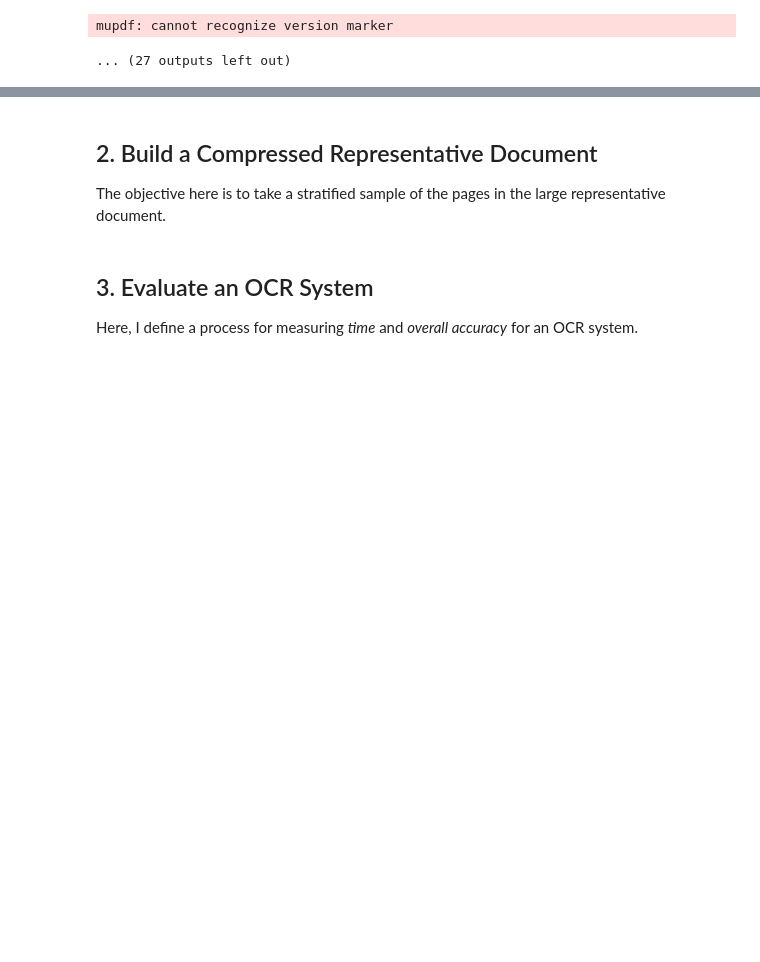
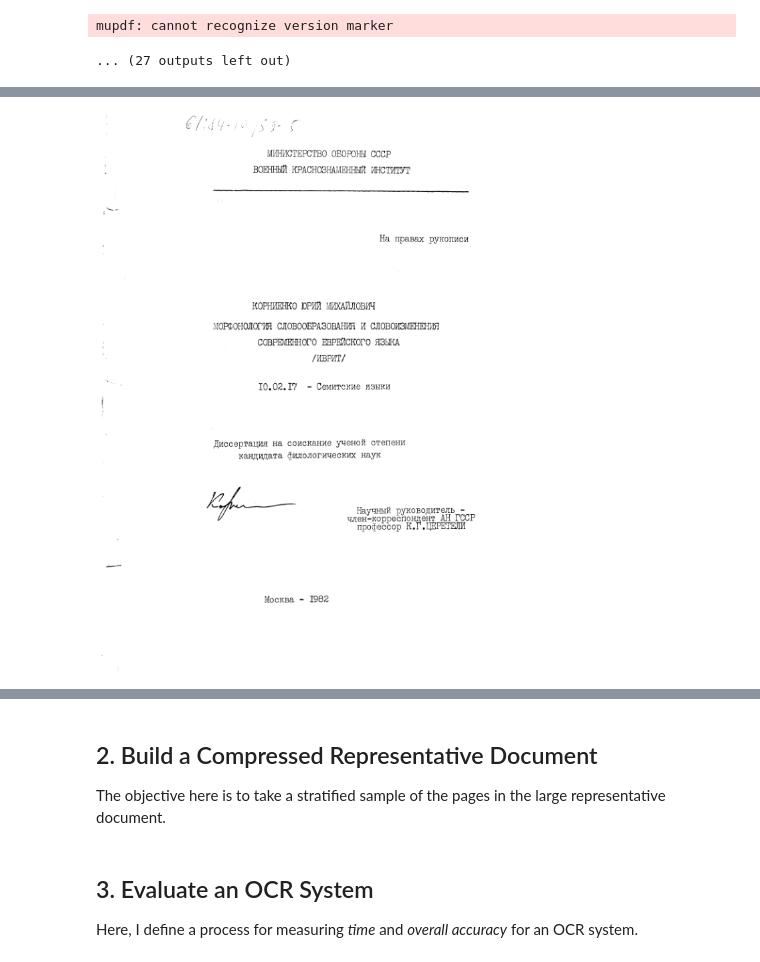
Before and after one commit to ancient-world-citation-analysis/awca-ocr, a Jupyter notebook: DatasetMake.ipynb, the cells around one changed output, grey strips where cells are left out. Drawn from its saved outputs; the diff is of its cells as text; code cells hidden in the pictures; blank space fills up the shorter version.

```diff
--- a/DatasetMake.ipynb
+++ b/DatasetMake.ipynb
@@ -349,0 +430,4 @@ True
+# %%
+image(typewriter, 0, 1)
+# %% [output]
+[figure, added]
```
Also changed, not shown: parts of 62 cells of this notebook, 2 other files.
